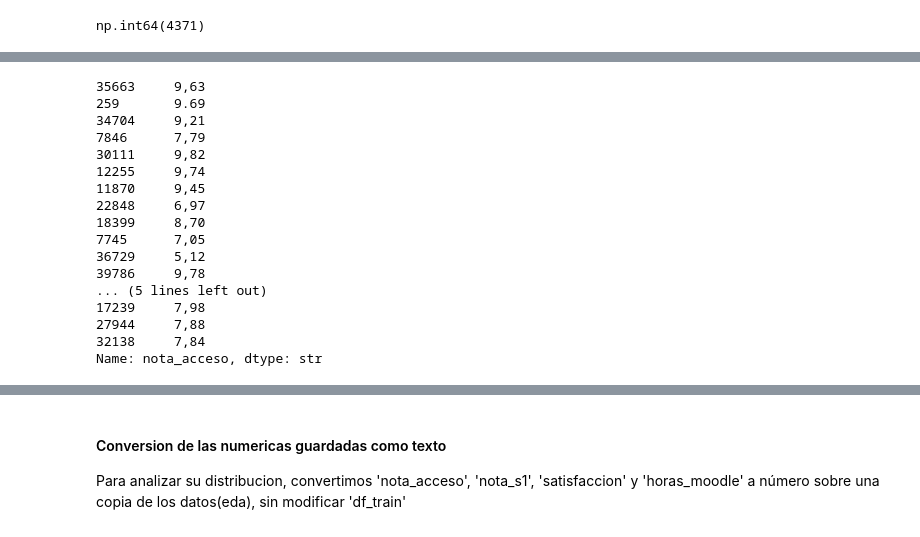
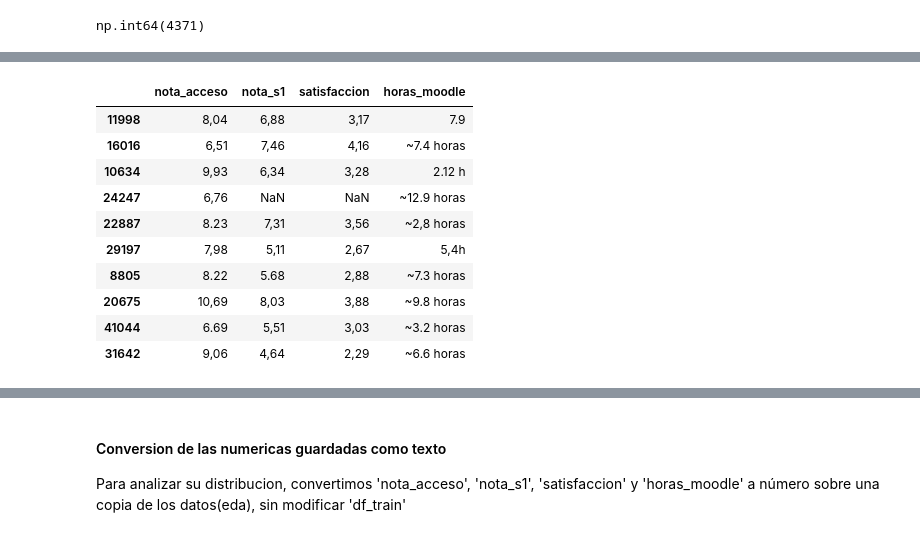
Before and after one commit to alfquito0206/data-mining-2026, a Jupyter notebook: practica-01/Práctica 1 - Análisis, procesamiento y validación .ipynb, the cells around one changed output, grey strips where cells are left out. Saved outputs shown, nothing was run; the diff lists cells and outputs as text; code cells hidden in the pictures.

```diff
--- a/practica-01/Práctica 1 - Análisis, procesamiento y validación .ipynb
+++ b/practica-01/Práctica 1 - Análisis, procesamiento y validación .ipynb
@@ -672,22 +587,16 @@ Name: horas_moodle, dtype: str
-# %%
-#verificamos las sospechosas
-df_train['nota_acceso'].sample(20)
-# %% [output]
-35663     9,63
-259       9.69
-34704     9,21
-7846      7,79
-30111     9,82
-12255     9,74
-11870     9,45
-22848     6,97
-18399     8,70
-7745      7,05
-36729     5,12
-39786     9,78
-... (5 lines left out)
-17239     7,98
-27944     7,88
-32138     7,84
-Name: nota_acceso, dtype: str
+# %%
+# columnas sospechosas de ser numéricas guardadas como texto
+df_train[['nota_acceso','nota_s1', 'satisfaccion','horas_moodle']].sample(10,random_state=1)
+# %% [output]
+|  | nota_acceso | nota_s1 | satisfaccion | horas_moodle |
+| 11998 | 8,04 | 6,88 | 3,17 | 7.9 |
+| 16016 | 6,51 | 7,46 | 4,16 | ~7.4 horas |
+| 10634 | 9,93 | 6,34 | 3,28 | 2.12 h |
+| 24247 | 6,76 | NaN | NaN | ~12.9 horas |
+| 22887 | 8.23 | 7,31 | 3,56 | ~2,8 horas |
+| 29197 | 7,98 | 5,11 | 2,67 | 5,4h |
+| 8805 | 8.22 | 5.68 | 2,88 | ~7.3 horas |
+| 20675 | 10,69 | 8,03 | 3,88 | ~9.8 horas |
+| 41044 | 6.69 | 5,51 | 3,03 | ~3.2 horas |
+| 31642 | 9,06 | 4,64 | 2,29 | ~6.6 horas |
 # %% [markdown]
```
Also changed, not shown: parts of 26 cells of this notebook.
